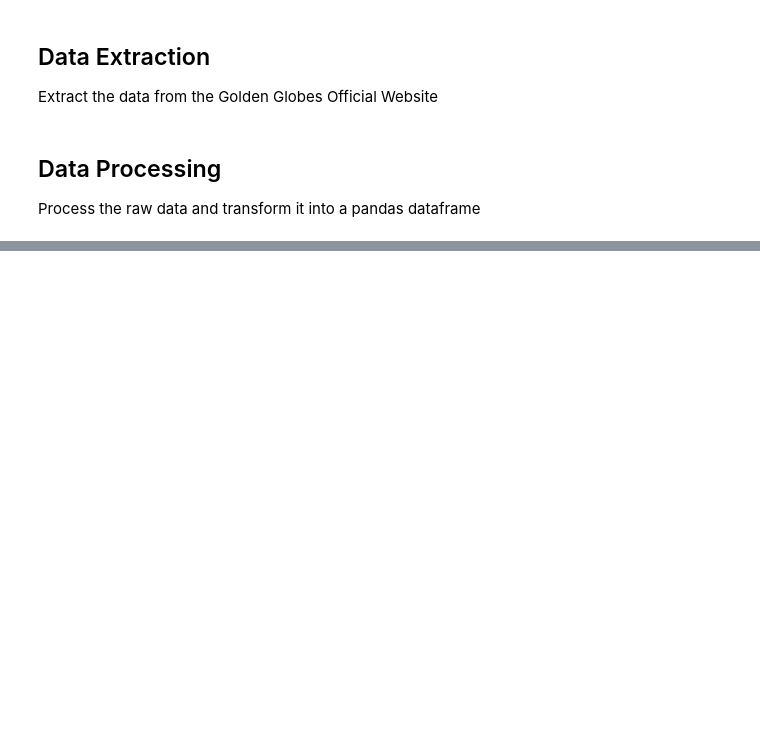
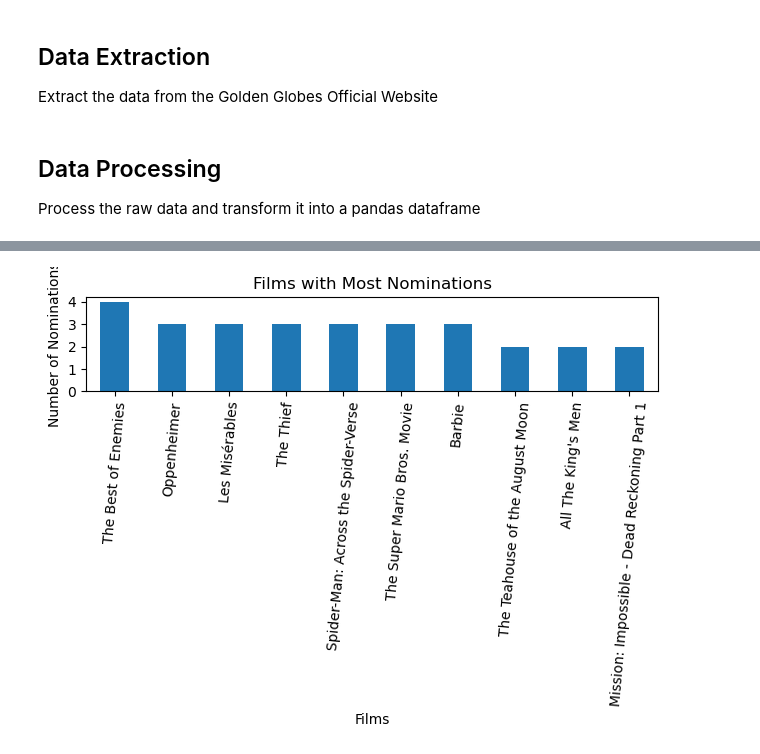
Before and after one commit to dmitkov28/notebooks, a Jupyter notebook: notebooks/ML/movies/golden_globes.ipynb, the cells around one changed output, grey strips where cells are left out. Cells and saved outputs as stored; diff of their text form; code cells hidden in the pictures; blank space fills up the shorter version.

```diff
--- a/notebooks/ML/movies/golden_globes.ipynb
+++ b/notebooks/ML/movies/golden_globes.ipynb
@@ -85,0 +171,19 @@ df.to_csv("Golden_Globes_Awards_Dataset.csv")
+# %%
+films_most_nominations = data_no_empty_titles[
+    (data_no_empty_titles.nominee_type == "film")
+    ].groupby("title").size().sort_values(ascending=False).head(10)
+# %%
+films_most_nominations_plot = films_most_nominations.plot(kind="bar",
+                                              rot=85,
+                                              xlabel="Films",
+                                              ylabel="Number of Nominations",
+                                              title="Films with Most Nominations"
+                                             )
+
+ax = plt.gca()
+y_min, y_max = ax.get_ylim()
+plt.yticks(range(int(y_min), int(y_max)+1))
+plt.tight_layout()
+plt.show()
+# %% [output]
+[figure, added]
```
Also changed, not shown: parts of 20 cells of this notebook.
